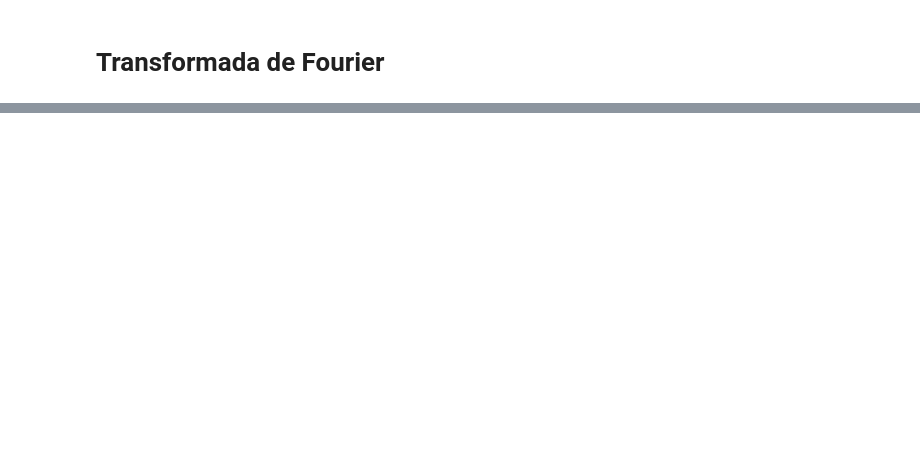
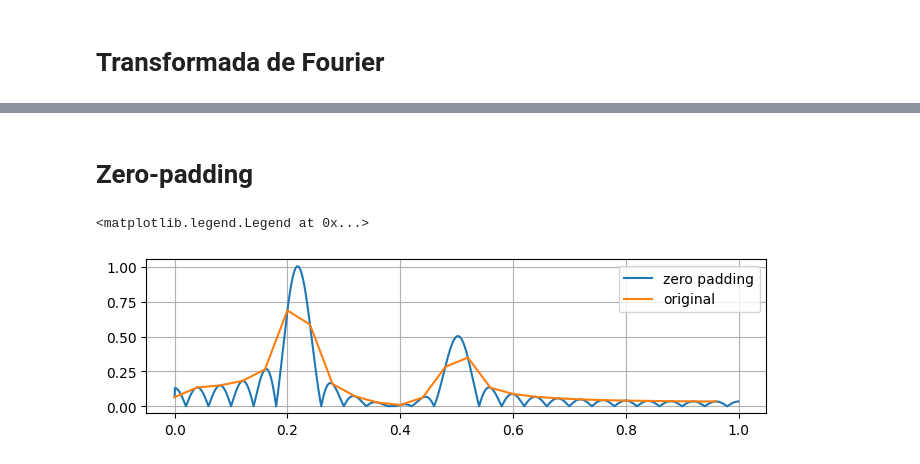
Before and after one commit to ifmg-betim/2024.2_AUT.040_ProcSin, a Jupyter notebook: aulas/ProcSin - 002 - FFT.ipynb, the cells around one changed output, grey strips where cells are left out. Drawn from its saved outputs; the diff is of its cells as text; code cells hidden in the pictures; blank space fills up the shorter version.

```diff
--- a/aulas/ProcSin - 002 - FFT.ipynb
+++ b/aulas/ProcSin - 002 - FFT.ipynb
@@ -67,0 +116,62 @@ plt.plot(freq, pha);
+# %% [markdown]
+# Zero-padding
+# %%
+from scipy.fft import fft
+
+def serieDeFourier(x, Nfft, T):
+  Xf = fft(x, Nfft)
+  N = len(x)
+  Xf = Xf/N # corrige a amplitude do sinal
+  Xf = Xf[:Nfft//2] # dividindo o Xf pela metade
+  Xf[1:] = 2*Xf[1:] # ajuste da amplitude
+
+  w0 = 2*np.pi/Nfft # rad/amostra
+  w0 = 2*np.pi/(Nfft*T) # rad/s
+  w0 = 1/(Nfft*T) # Hz
+
+  freq = np.arange(Nfft//2)*w0
+  mag = np.abs(Xf) # modulo
+  magdB = 20*np.log10(mag)
+  pha = np.angle(Xf, deg=True) #fase
+
+  return freq, mag, pha
+# %%
+from scipy.fft import fft
+
+
+# criar vetor tempo
+# N = 50 # numero de amostras
+T = 0.5 # periodo de amostragem
+tf = 25
+t0 = 0
+# t = np.linspace(t0, (N-1)*T, N) # vetor tempo
+t1 = np.arange(t0, tf, T) # vetor tempo
+x1 = np.sin(0.44*np.pi*t1) + 0.5*np.sin(np.pi*t1) # sinal
+N = len(x1)
+freq1, mag1, pha1 = serieDeFourier(x1, N, T)
+
+
+# criar vetor tempo
+T = 0.5 # periodo de amostragem
+t0 = 0
+tf = 25
+t2 = np.arange(t0, tf, T) # vetor tempo
+x2 = np.sin(0.44*np.pi*t2) + 0.5*np.sin(np.pi*t2) # sinal
+N = len(x2)
+freq2, mag2, pha2 = serieDeFourier(x2, N*100, T)
+
+
+plt.figure(figsize=(8,2))
+plt.grid(which='both')
+# plt.semilogx(freq, magdB, '.-');
+plt.plot(freq2, mag2, '-', label='zero padding');
+plt.plot(freq1, mag1, '-', label='original');
+plt.legend()
+
+# plt.figure(figsize=(8,2))
+# plt.grid(which='both')
+# plt.plot(freq, pha);
+# # plt.semilogx(freq, pha);
+# %% [output]
+<matplotlib.legend.Legend at 0x...>
+[figure, added]
```
Also changed, not shown: parts of 6 cells of this notebook, 1 other file.
